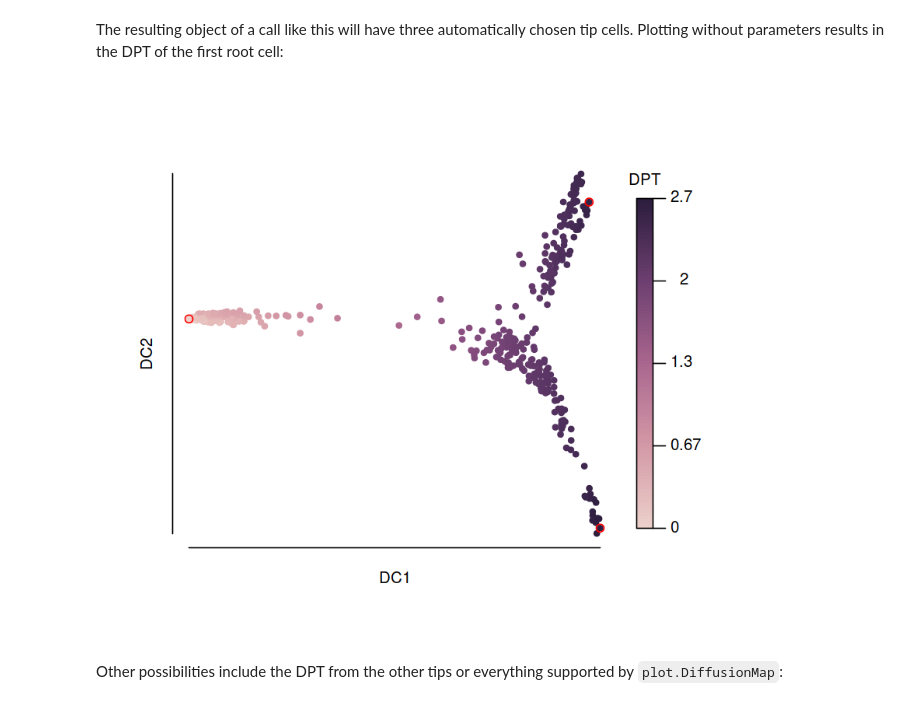
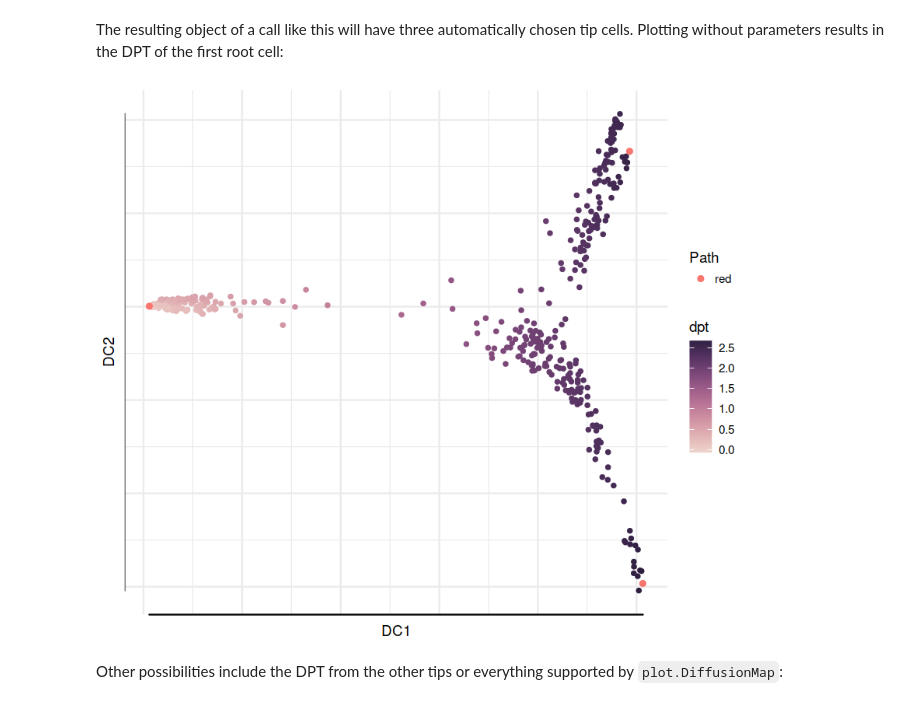
Before and after one commit to theislab/destiny, a Jupyter notebook: vignettes/DPT.ipynb, the cells around one changed output. Drawn from its saved outputs; the diff is of its cells as text; code cells hidden in the pictures.

```diff
--- a/vignettes/DPT.ipynb
+++ b/vignettes/DPT.ipynb
@@ -34,10 +34,10 @@ dm <- DiffusionMap(guo)
 dpt <- DPT(dm)
 # %% [markdown]
 The resulting object of a call like this will have three automatically chosen tip cells. Plotting without parameters results in the DPT of the first root cell:
-# %%
-plot(dpt, pch = 20)  # “pch” for prettier points
-# %% [output]
-[figure, removed]
+# %%
+plot(dpt)
+# %% [output]
+[figure, added]
 # %% [markdown]
 Other possibilities include the DPT from the other tips or everything supported by `plot.DiffusionMap`:
 # %%
```
Also changed, not shown: parts of 3 cells of this notebook, 4 other files.
